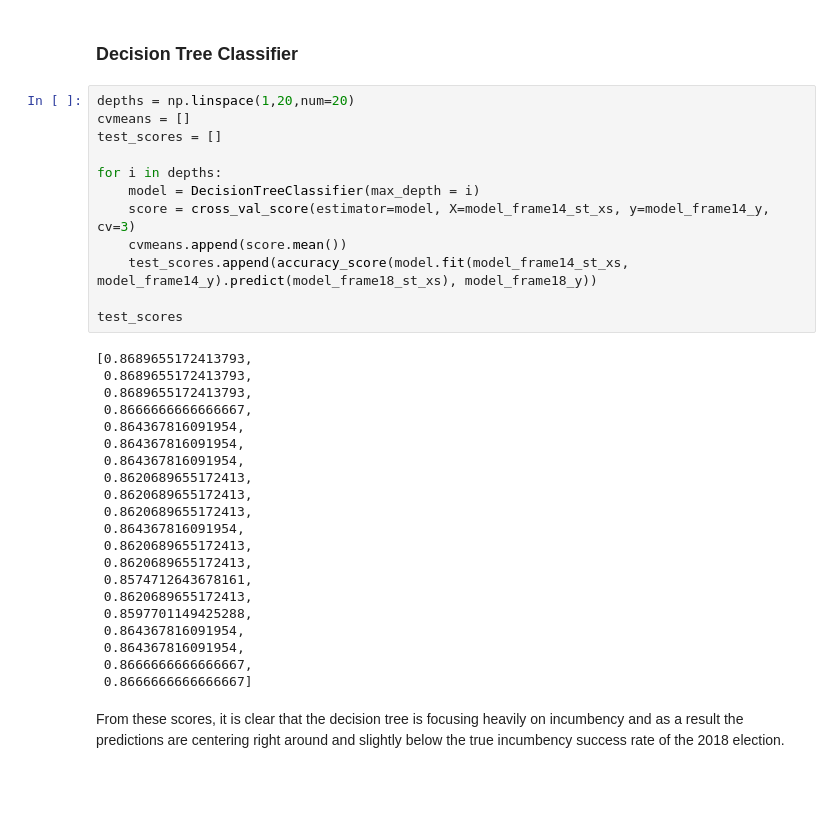
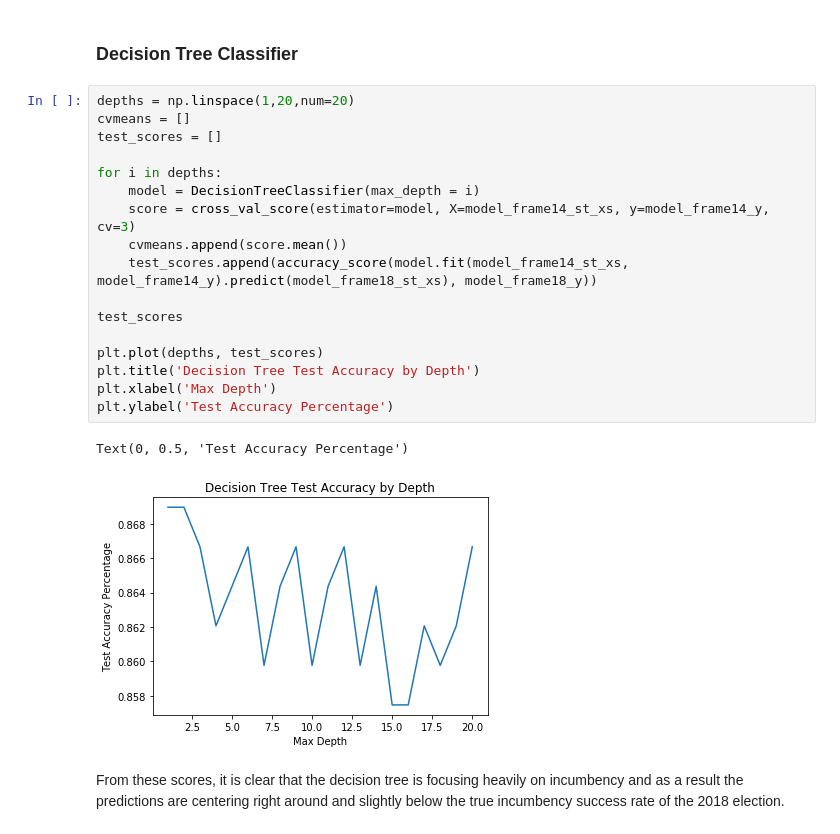
Before and after one commit to Abelay02/CS109a-Final-Project, a Jupyter notebook: Final Project Consolidated Code.ipynb, the cells around one changed output. Drawn from its saved outputs; the diff is of its cells as text; blank space fills up the shorter version.

```diff
--- a/Final Project Consolidated Code.ipynb
+++ b/Final Project Consolidated Code.ipynb
@@ -1181,36 +1188,23 @@ From the initial confusion matrix it is clear that the model will initially over
 # %%
 depths = np.linspace(1,20,num=20)
 cvmeans = []
 test_scores = []
 
 for i in depths:
     model = DecisionTreeClassifier(max_depth = i)
     score = cross_val_score(estimator=model, X=model_frame14_st_xs, y=model_frame14_y, cv=3)
     cvmeans.append(score.mean())
     test_scores.append(accuracy_score(model.fit(model_frame14_st_xs, model_frame14_y).predict(model_frame18_st_xs), model_frame18_y))
 
 test_scores
+
+plt.plot(depths, test_scores)
+plt.title('Decision Tree Test Accuracy by Depth')
+plt.xlabel('Max Depth')
+plt.ylabel('Test Accuracy Percentage')
 # %% [output]
-[0.8689655172413793,
- 0.8689655172413793,
- 0.8689655172413793,
- 0.8666666666666667,
- 0.864367816091954,
- 0.864367816091954,
- 0.864367816091954,
- 0.8620689655172413,
- 0.8620689655172413,
- 0.8620689655172413,
- 0.864367816091954,
- 0.8620689655172413,
- 0.8620689655172413,
- 0.8574712643678161,
- 0.8620689655172413,
- 0.8597701149425288,
- 0.864367816091954,
- 0.864367816091954,
- 0.8666666666666667,
- 0.8666666666666667]
+Text(0, 0.5, 'Test Accuracy Percentage')
+[figure, added]
 # %% [markdown]
 From these scores, it is clear that the decision tree is focusing heavily on incumbency and as a result the predictions are centering right around and slightly below the true incumbency success rate of the 2018 election.
 # %% [markdown]
```
Also changed, not shown: parts of 6 cells of this notebook.
